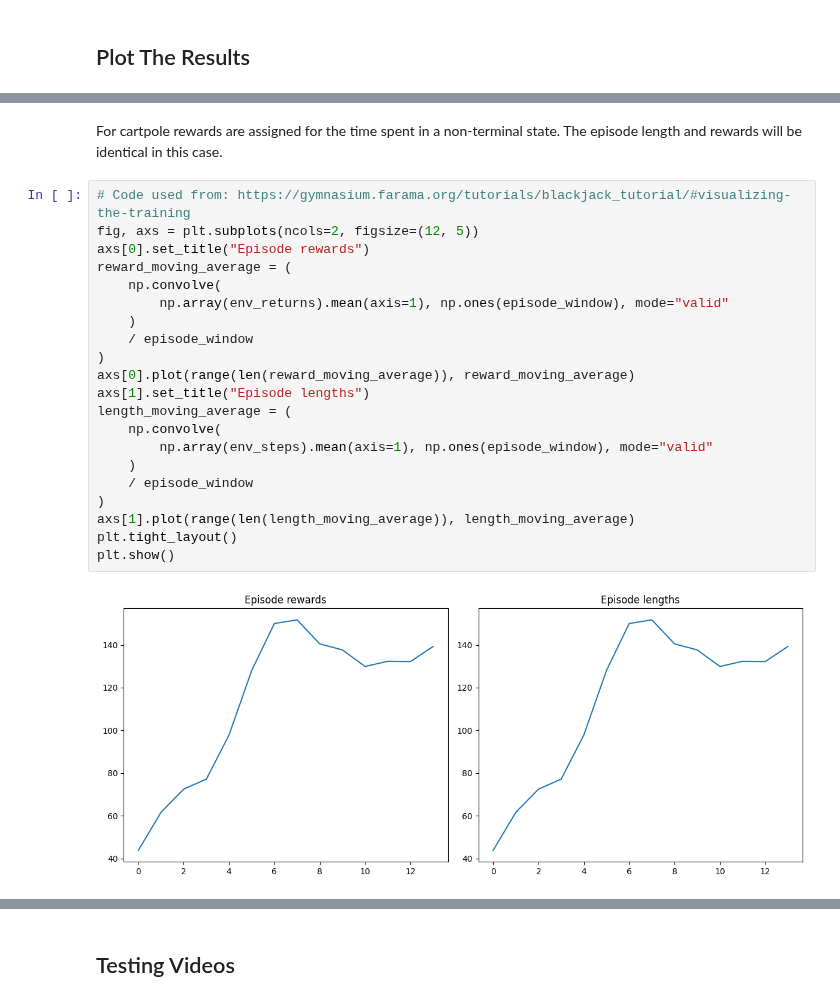
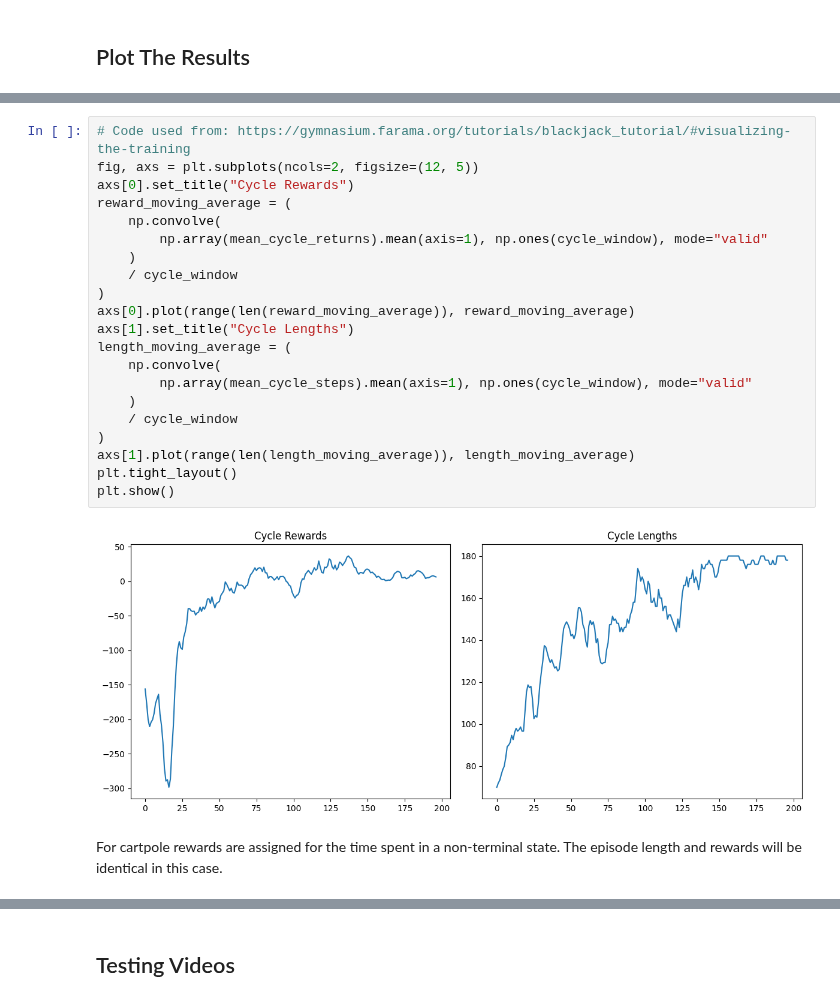
Before and after one commit to ChristianOrr/reinforcement-learning-algorithms, a Jupyter notebook: gae_discrete.ipynb, the cells around one changed output, grey strips where cells are left out. Cells and saved outputs as stored; diff of their text form.

```diff
--- a/gae_discrete.ipynb
+++ b/gae_discrete.ipynb
@@ -482,28 +499,28 @@ plt.show()
+# %%
+# Code used from: https://gymnasium.farama.org/tutorials/blackjack_tutorial/#visualizing-the-training
+fig, axs = plt.subplots(ncols=2, figsize=(12, 5))
+axs[0].set_title("Cycle Rewards")
+reward_moving_average = (
+    np.convolve(
+        np.array(mean_cycle_returns).mean(axis=1), np.ones(cycle_window), mode="valid"
+    )
+    / cycle_window
+)
+axs[0].plot(range(len(reward_moving_average)), reward_moving_average)
+axs[1].set_title("Cycle Lengths")
+length_moving_average = (
+    np.convolve(
+        np.array(mean_cycle_steps).mean(axis=1), np.ones(cycle_window), mode="valid"
+    )
+    / cycle_window
+)
+axs[1].plot(range(len(length_moving_average)), length_moving_average)
+plt.tight_layout()
+plt.show()
+# %% [output]
+[figure, added]
 # %% [markdown]
 For cartpole rewards are assigned for the time spent in a non-terminal state. The episode length and rewards will be identical in this case.
-# %%
-# Code used from: https://gymnasium.farama.org/tutorials/blackjack_tutorial/#visualizing-the-training
-fig, axs = plt.subplots(ncols=2, figsize=(12, 5))
-axs[0].set_title("Episode rewards")
-reward_moving_average = (
-    np.convolve(
-        np.array(env_returns).mean(axis=1), np.ones(episode_window), mode="valid"
-    )
-    / episode_window
-)
-axs[0].plot(range(len(reward_moving_average)), reward_moving_average)
-axs[1].set_title("Episode lengths")
-length_moving_average = (
-    np.convolve(
-        np.array(env_steps).mean(axis=1), np.ones(episode_window), mode="valid"
-    )
-    / episode_window
-)
-axs[1].plot(range(len(length_moving_average)), length_moving_average)
-plt.tight_layout()
-plt.show()
-# %% [output]
-[figure, removed]
 # %%
 fig, axs = plt.subplots(ncols=2, figsize=(12, 5))
 axs[0].set_title("Test Returns")
```
Also changed, not shown: parts of 16 cells of this notebook, 23 other files.
